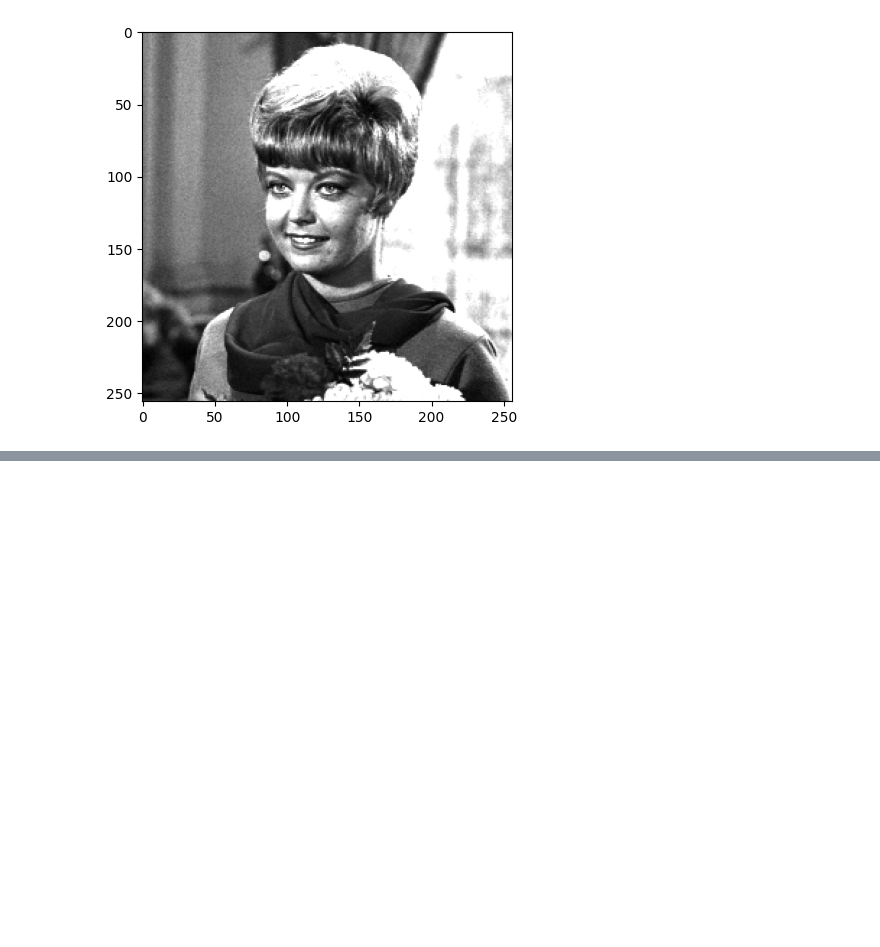
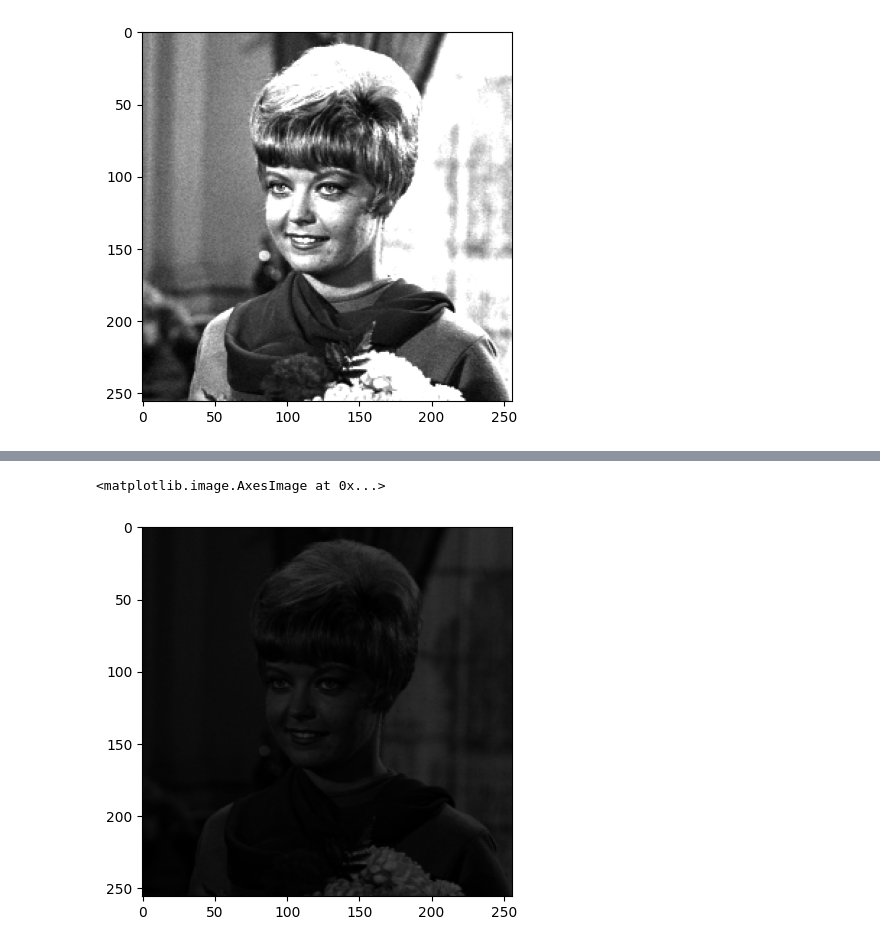
Before and after one commit to chltjddud/open-cv, a Jupyter notebook: ch3_1.ipynb, the cells around one changed output, grey strips where cells are left out. Drawn from its saved outputs; the diff is of its cells as text; code cells hidden in the pictures; blank space fills up the shorter version.

```diff
--- a/ch3_1.ipynb
+++ b/ch3_1.ipynb
@@ -144,0 +164,14 @@ plt.imshow(gMul,cmap='gray')
+# %%
+#나누기
+val = 0.3
+for h in range(gimg5.shape[0]):
+  for w in range(gimg5.shape[1]):
+     mulVal = np.int32(gimg5[h,w]) *val
+     gMul[h,w] = saturation(mulVal)
+
+#plt.imshow(gMul,cmap='gray')
+#cv2_imshow(gMul)
+plt.imshow(gMul,cmap='gray', vmin= 0, vmax= 255)
+# %% [output]
+<matplotlib.image.AxesImage at 0x...>
+[figure, added]
```
Also changed, not shown: parts of 3 cells of this notebook, 2 other files.
